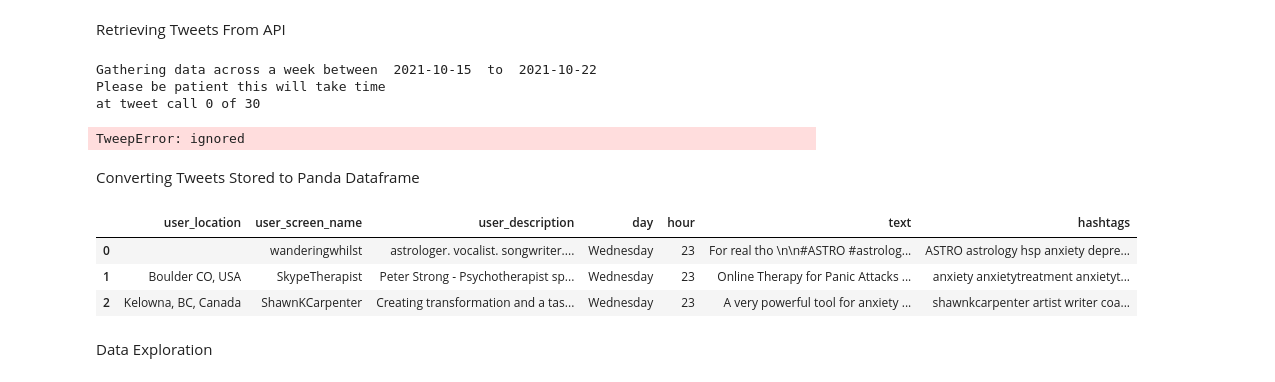
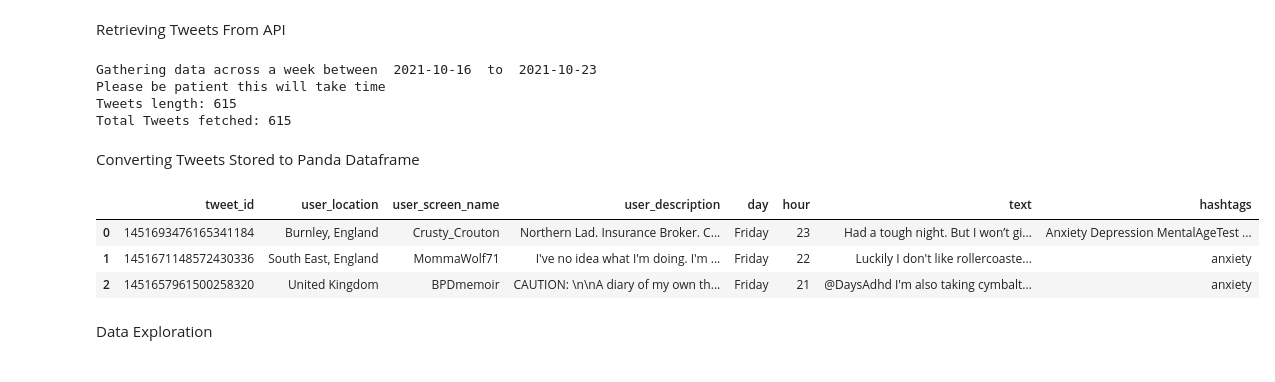
Before and after one commit to claredavies/DataScienceCoursework, a Jupyter notebook: DataScience3Twitter.ipynb, the cells around one changed output. Saved outputs shown, nothing was run; the diff lists cells and outputs as text; code cells hidden in the pictures.

```diff
--- a/DataScience3Twitter.ipynb
+++ b/DataScience3Twitter.ipynb
@@ -25,7 +25,7 @@ auth.set_access_token(access_token,
     access_token_secret)
 
 # wait_on_rate_limit=True
-api = tw.API(auth,wait_on_rate_limit=True)
+api = tw.API(auth,wait_on_rate_limit=True,wait_on_rate_limit_notify=True)
 
 try:
     api.verify_credentials()
@@ -38,7 +38,7 @@ Authentication OK
 Retrieving Tweets From API
 # %%
 # The search term you want to find
-query = "anxiety -filter:retweets"
+query = "#anxiety -filter:retweets"
 
 until_date = datetime.datetime.now().date()
 d = datetime.timedelta(days = 7)
@@ -47,60 +47,64 @@ since_date = until_date - d
 print("Gathering data across a week between  " + str(since_date) + "  to  " + str(until_date))
 print("Please be patient this will take time")
 
-max_no_requests = 30
 tweets_copy = []
-
 # tweet_mode='extended'
-for x in range(max_no_requests):
-  tweets = tw.Cursor(api.search,q=query,lang="en",since=since_date, until=until_date).items(100)
-  print("at tweet call " + str(x) + " of " + str(max_no_requests))
-  # store the API responses in a list
-  for tweet in tweets:
-      tweets_copy.append(tweet)
-  print("Tweets length:", len(tweets_copy))
+# while True:
+tweets = tw.Cursor(api.search,q=query,lang="en",since=since_date, until=until_date,geocode="54.9722,2.4609,650km").items()
+# store the API responses in a list
+tweet_copy_length = len(tweets_copy)
+for tweet in tweets:
+    tweets_copy.append(tweet)
+if(tweet_copy_length == len(tweets_copy)):
+  print("Have all tweets : ", len(tweets_copy))
+  # break
+print("Tweets length:", len(tweets_copy))
 
 print("Total Tweets fetched:", len(tweets_copy))
 # %% [output]
-Gathering data across a week between  2021-10-15  to  2021-10-22
+Gathering data across a week between  2021-10-16  to  2021-10-23
 Please be patient this will take time
-at tweet call 0 of 30
+Tweets length: 615
+Total Tweets fetched: 615
-TweepError: ignored
 # %% [markdown]
 Converting Tweets Stored to Panda Dataframe
 # %%
 from datetime import date
 import calendar
+
 # intialize the dataframe
 tweets_df = pd.DataFrame()
 
+location_data = []
+
 # populate the dataframe
 for tweet in tweets_copy:
+    location_data.append((tweet.user.screen_name, tweet.user.location))
     hashtags = []
-    try:
-        for hashtag in tweet.entities["hashtags"]:
-            hashtags.append(hashtag["text"])
-            # for text need to call api again with tweet id
-        text = api.get_status(id=tweet.id, tweet_mode='extended').full_text
-    except:
-        pass
+    for hashtag in tweet.entities["hashtags"]:
+      hashtags.append(hashtag["text"])
+    #         # for text need to call api again with tweet id
+    #     text = api.get_status(id=tweet.id, tweet_mode='extended').full_text
+    # except:
+    #     pass
     tweets_df = tweets_df.append(pd.DataFrame({
                                                'tweet_id': tweet.id,
                                                'user_location': tweet.user.location,
                                                'user_screen_name': tweet.user.screen_name,
                                                'user_description': tweet.user.description,
                                                'day': calendar.day_name[tweet.created_at.weekday()],
                                                'hour': tweet.created_at.hour,
-                                               'text': text,
-                                               'hashtags': [' '.join(hashtags) if hashtags else None]
+                                               'text': tweet.text,
+                                               'hashtags': [' '.join(hashtags)]
                                                }))
     tweets_df = tweets_df.reset_index(drop=True)
 
 # show the dataframe
 tweets_df.head(3)
 # %% [output]
-|  | user_location | user_screen_name | user_description | day | hour | text | hashtags |
-| 0 |  | wanderingwhilst | astrologer. vocalist. songwriter.... | Wednesday | 23 | For real tho \n\n#ASTRO #astrolog... | ASTRO astrology hsp anxiety depre... |
-| 1 | Boulder CO, USA | SkypeTherapist | Peter Strong - Psychotherapist sp... | Wednesday | 23 | Online Therapy for Panic Attacks ... | anxiety anxietytreatment anxietyt... |
-| 2 | Kelowna, BC, Canada | ShawnKCarpenter | Creating transformation and a tas... | Wednesday | 23 | A very powerful tool for anxiety ... | shawnkcarpenter artist writer coa... |
+|  | tweet_id | user_location | user_screen_name | user_description | day | hour | text | hashtags |
+| 0 | 1451693476165341184 | Burnley, England | Crusty_Crouton | Northern Lad. Insurance Broker. C... | Friday | 23 | Had a tough night. But I won’t gi... | Anxiety Depression MentalAgeTest ... |
+| 1 | 1451671148572430336 | South East, England | MommaWolf71 | I've no idea what I'm doing. I'm ... | Friday | 22 | Luckily I don't like rollercoaste... | anxiety |
+| 2 | 1451657961500258320 | United Kingdom | BPDmemoir | CAUTION: \n\nA diary of my own th... | Friday | 21 | @DaysAdhd I'm also taking cymbalt... | anxiety |
 # %% [markdown]
 Data Exploration
```
Also changed, not shown: parts of 4 cells of this notebook.
